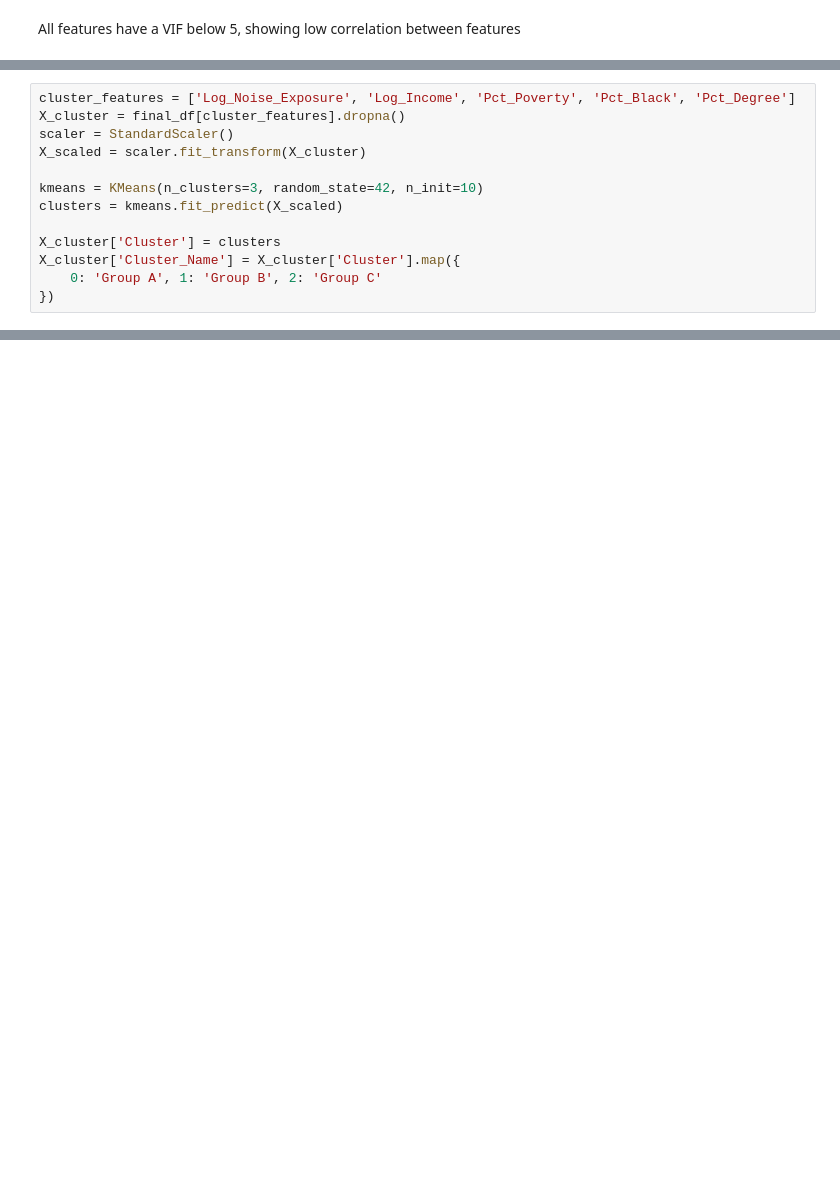
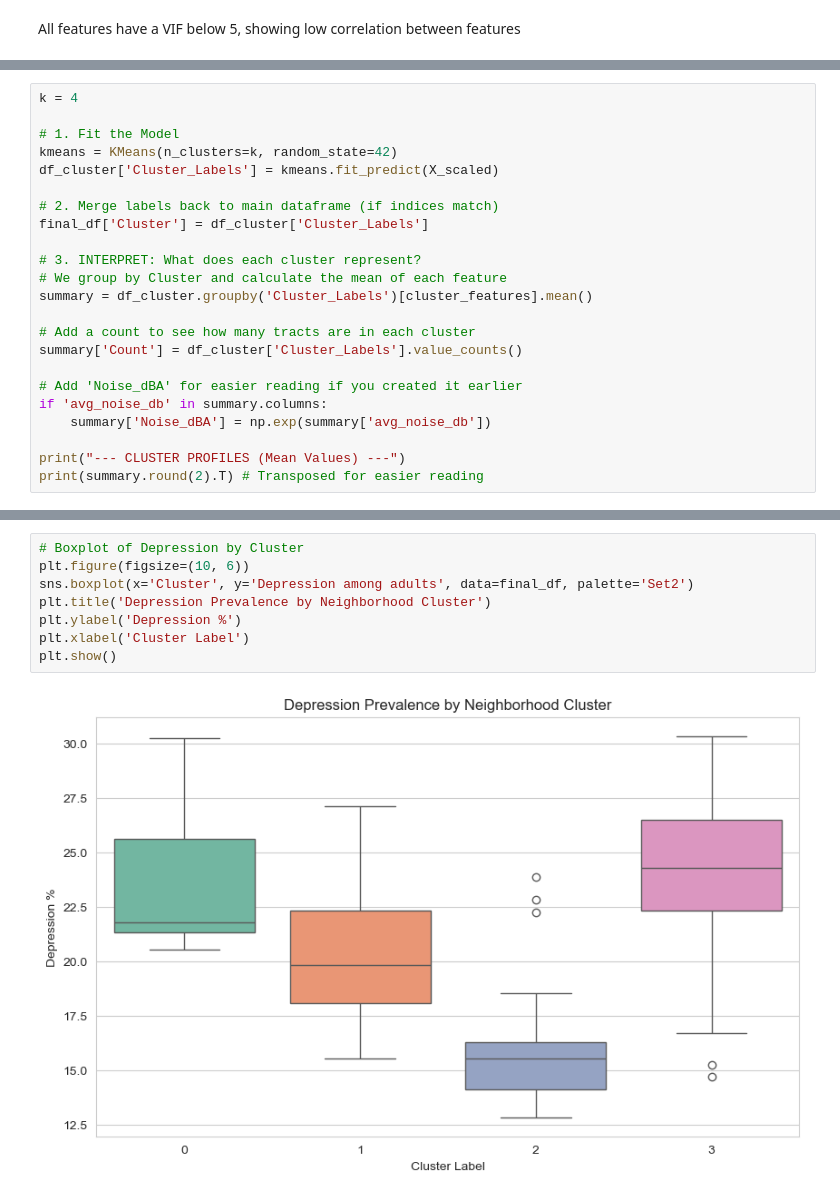
Before and after one commit to Jasonfan28/MUSA550-Final-Noise_on_health, a Jupyter notebook: cleaned_code.ipynb, the cells around one changed output, grey strips where cells are left out. Drawn from its saved outputs; the diff is of its cells as text; blank space fills up the shorter version.

```diff
--- a/cleaned_code.ipynb
+++ b/cleaned_code.ipynb
@@ -603,13 +458,0 @@ K-means cluster analysis
-# %%
-cluster_features = ['Log_Noise_Exposure', 'Log_Income', 'Pct_Poverty', 'Pct_Black', 'Pct_Degree']
-X_cluster = final_df[cluster_features].dropna()
-scaler = StandardScaler()
-X_scaled = scaler.fit_transform(X_cluster)
-
-kmeans = KMeans(n_clusters=3, random_state=42, n_init=10)
-clusters = kmeans.fit_predict(X_scaled)
-
-X_cluster['Cluster'] = clusters
-X_cluster['Cluster_Name'] = X_cluster['Cluster'].map({
-    0: 'Group A', 1: 'Group B', 2: 'Group C'
-})
@@ -792,0 +895,23 @@ Outcome: High blood pressure
+# %%
+k = 4
+
+# 1. Fit the Model
+kmeans = KMeans(n_clusters=k, random_state=42)
+df_cluster['Cluster_Labels'] = kmeans.fit_predict(X_scaled)
+
+# 2. Merge labels back to main dataframe (if indices match)
+final_df['Cluster'] = df_cluster['Cluster_Labels']
+
+# 3. INTERPRET: What does each cluster represent?
+# We group by Cluster and calculate the mean of each feature
+summary = df_cluster.groupby('Cluster_Labels')[cluster_features].mean()
+
+# Add a count to see how many tracts are in each cluster
+summary['Count'] = df_cluster['Cluster_Labels'].value_counts()
+
+# Add 'Noise_dBA' for easier reading if you created it earlier
+if 'avg_noise_db' in summary.columns:
+    summary['Noise_dBA'] = np.exp(summary['avg_noise_db'])
+
+print("--- CLUSTER PROFILES (Mean Values) ---")
+print(summary.round(2).T) # Transposed for easier reading
@@ -792,0 +944,10 @@ Outcome: High blood pressure
+# %%
+# Boxplot of Depression by Cluster
+plt.figure(figsize=(10, 6))
+sns.boxplot(x='Cluster', y='Depression among adults', data=final_df, palette='Set2')
+plt.title('Depression Prevalence by Neighborhood Cluster')
+plt.ylabel('Depression %')
+plt.xlabel('Cluster Label')
+plt.show()
+# %% [output]
+[figure, added]
```
Also changed, not shown: parts of 53 cells of this notebook.
